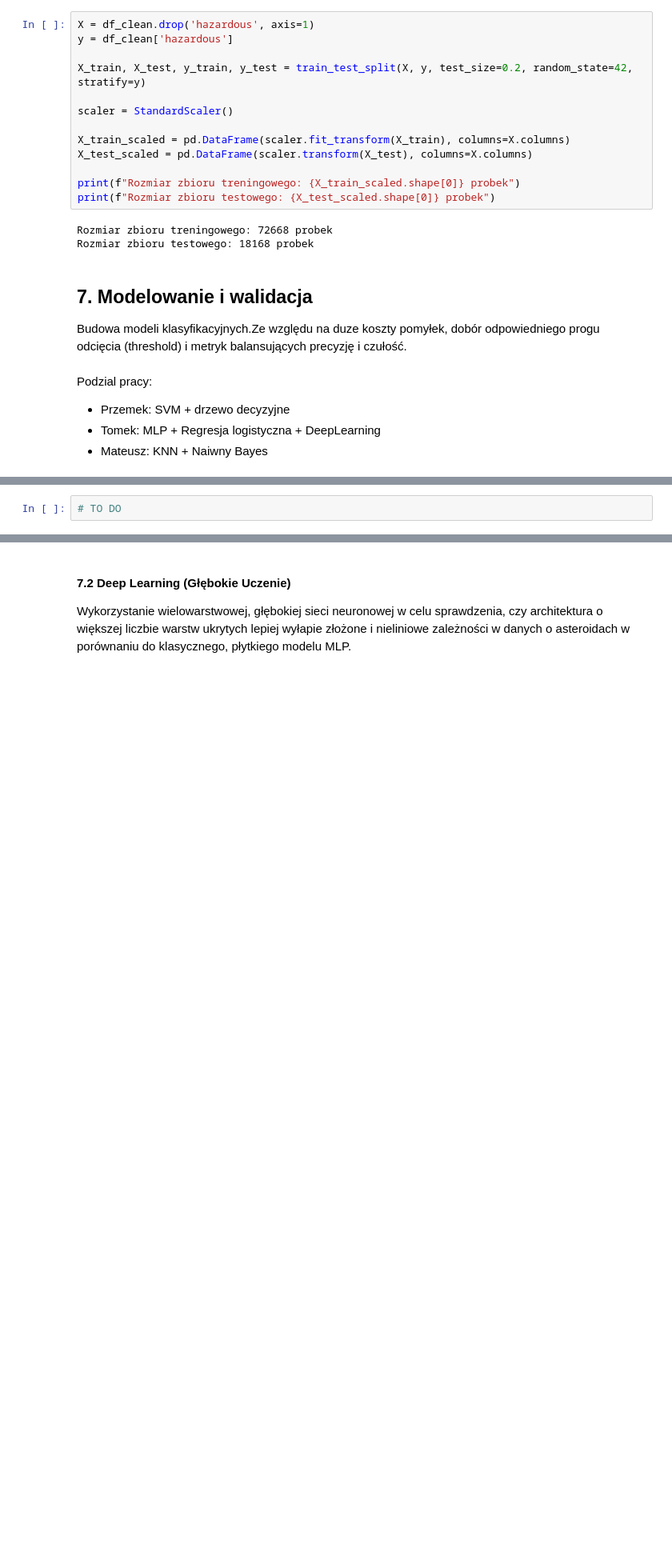
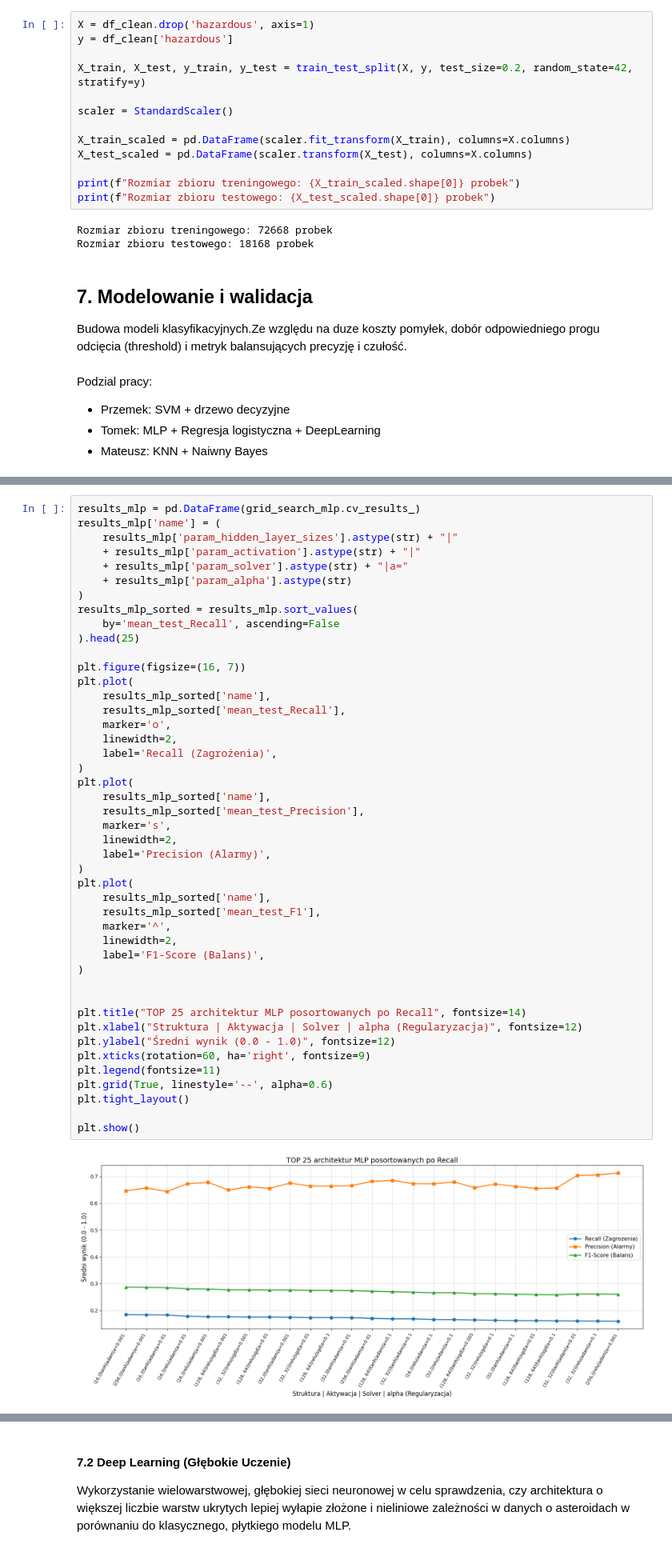
Before and after one commit to Zajecia-na-PWr-LR/lista-4-projekt-grupowy-orjaol, a Jupyter notebook: zadanie.ipynb, the cells around one changed output, grey strips where cells are left out. Shown at 80% size. Saved outputs shown, nothing was run; the diff lists cells and outputs as text; blank space fills up the shorter version.

```diff
--- a/zadanie.ipynb
+++ b/zadanie.ipynb
@@ -339,2 +373,47 @@ ykorzystanie wielowarstwowego perceptronu (**MLP**), ze stałymi parametrami ucz
 # %%
-# TO DO
+results_mlp = pd.DataFrame(grid_search_mlp.cv_results_)
+results_mlp['name'] = (
+    results_mlp['param_hidden_layer_sizes'].astype(str) + "|"
+    + results_mlp['param_activation'].astype(str) + "|"
+    + results_mlp['param_solver'].astype(str) + "|a="
+    + results_mlp['param_alpha'].astype(str)
+)
+results_mlp_sorted = results_mlp.sort_values(
+    by='mean_test_Recall', ascending=False
+).head(25)
+
+plt.figure(figsize=(16, 7))
+plt.plot(
+    results_mlp_sorted['name'],
+    results_mlp_sorted['mean_test_Recall'],
+    marker='o',
+    linewidth=2,
+    label='Recall (Zagrożenia)',
+)
+plt.plot(
+    results_mlp_sorted['name'],
+    results_mlp_sorted['mean_test_Precision'],
+    marker='s',
+    linewidth=2,
+    label='Precision (Alarmy)',
+)
+plt.plot(
+    results_mlp_sorted['name'],
+    results_mlp_sorted['mean_test_F1'],
+    marker='^',
+    linewidth=2,
+    label='F1-Score (Balans)',
+)
+
+
+plt.title("TOP 25 architektur MLP posortowanych po Recall", fontsize=14)
+plt.xlabel("Struktura | Aktywacja | Solver | alpha (Regularyzacja)", fontsize=12)
+plt.ylabel("Średni wynik (0.0 - 1.0)", fontsize=12)
+plt.xticks(rotation=60, ha='right', fontsize=9)
+plt.legend(fontsize=11)
+plt.grid(True, linestyle='--', alpha=0.6)
+plt.tight_layout()
+
+plt.show()
+# %% [output]
+[figure, added]
```
Also changed, not shown: parts of 15 cells of this notebook.
